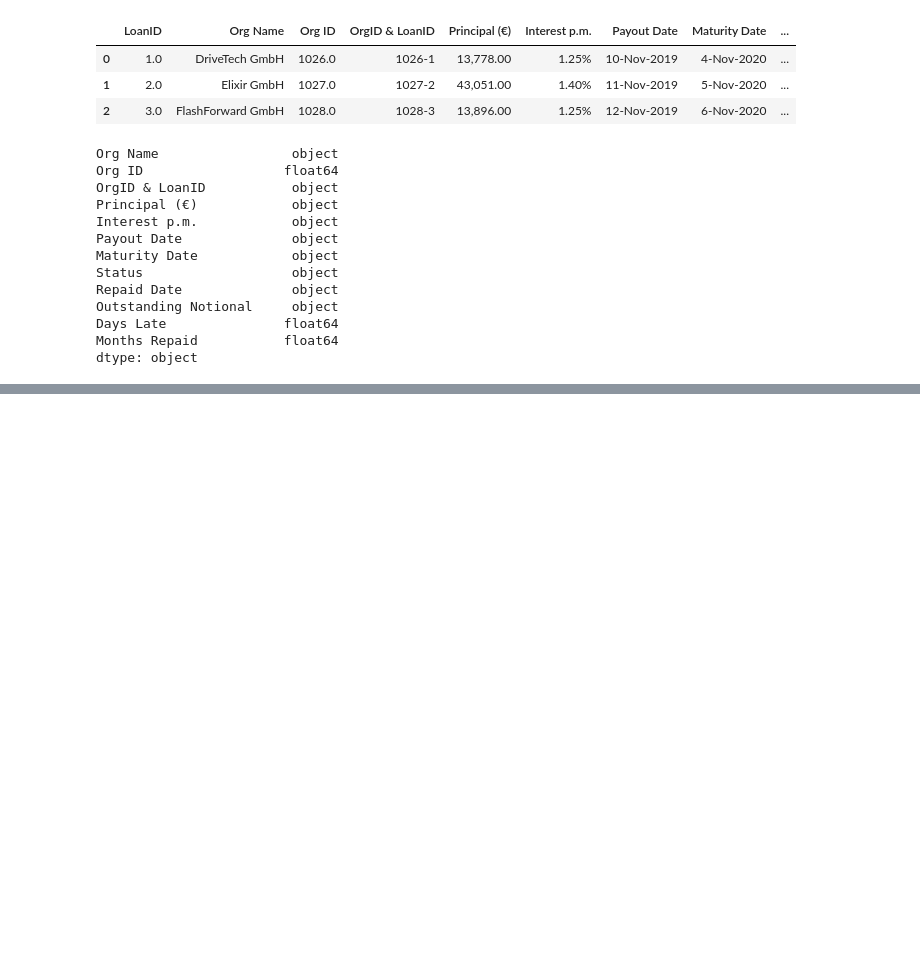
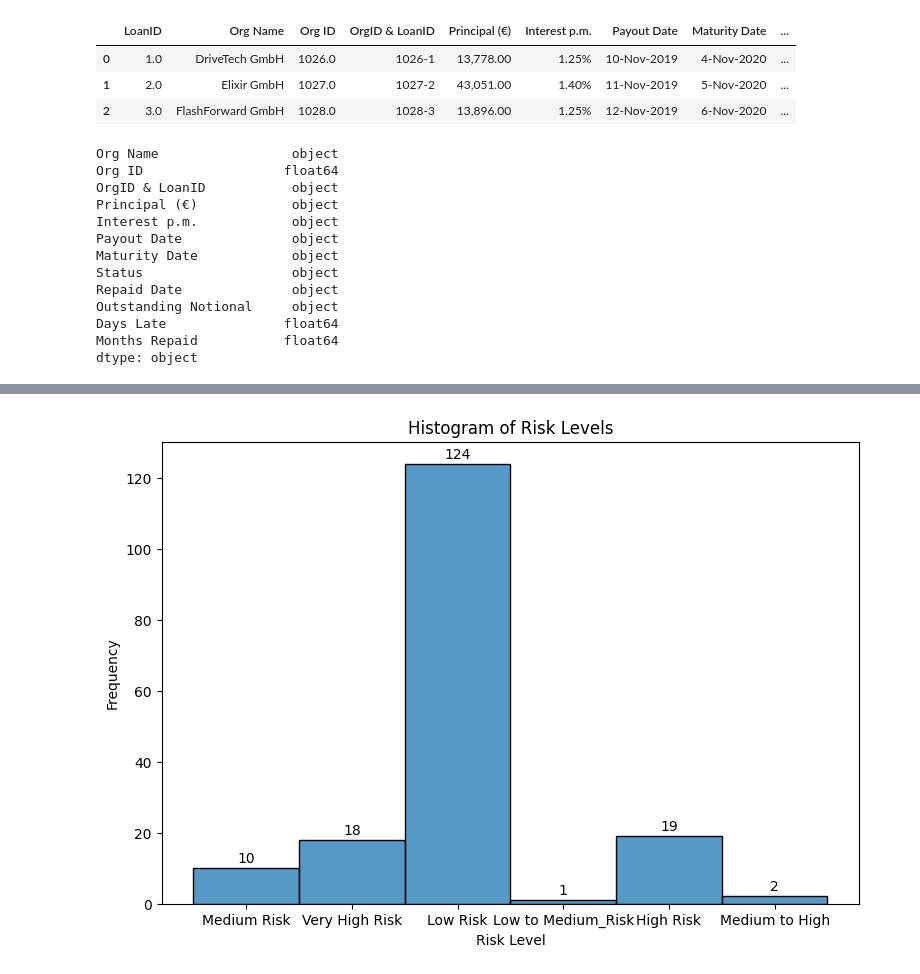
Before and after one commit to mercedesf17/Customer-Repayments-Behaviours-Analysis, a Jupyter notebook: analysis.ipynb, the cells around one changed output, grey strips where cells are left out. Drawn from its saved outputs; the diff is of its cells as text; code cells hidden in the pictures; blank space fills up the shorter version.

```diff
--- a/analysis.ipynb
+++ b/analysis.ipynb
@@ -34,0 +166,16 @@ loans_df['Outstanding Notional'] = loans_df['Outstanding Notional'].str.replace(
+# %%
+# Creating a function that re-creates the idea of my risk matrix as shown above
+
+def risk_categorization(average_late_days,percentage_late_loans):
+    if average_late_days < 5 and percentage_late_loans < 0.1:
+        return "Low Risk"
+    elif average_late_days < 4 and percentage_late_loans > 0.11 and percentage_late_loans < 0.3:
+        return "Low to Medium_Risk"
+    elif average_late_days < 4 and percentage_late_loans > 0.31 or average_late_days >3 and average_late_days < 5 and percentage_late_loans > 0.10  and percentage_late_loans < 0.3 or average_late_days >5 and average_late_days < 15 and percentage_late_loans <0.3:
+        return 'Medium Risk'
+    elif average_late_days > 3 and average_late_days <= 15 and percentage_late_loans > 0.3 and percentage_late_loans < 0.5 or average_late_days >= 15 and percentage_late_loans < 0.3:
+        return 'Medium to High'
+    elif average_late_days > 3 and average_late_days < 15 and percentage_late_loans > 0.5 or average_late_days >= 15 and percentage_late_loans > 0.3 and percentage_late_loans < 0.5:
+        return 'High Risk'
+    else:
+        return 'Very High Risk'
@@ -34,0 +186,6 @@ loans_df['Outstanding Notional'] = loans_df['Outstanding Notional'].str.replace(
+# %%
+# Once I saw it is working, I update the dataframe with an extra column that states the riskiness of each organizations based on the
+# conditions that I stated before
+
+df_percentage_late_loans["risk_level"] = df_percentage_late_loans.apply(lambda row: risk_categorization(row["average_late_days"], row["percentage of late loans"]), axis=1)
+df_percentage_late_loans
@@ -34,0 +206,23 @@ loans_df['Outstanding Notional'] = loans_df['Outstanding Notional'].str.replace(
+# %%
+# Plotting now the spread of riskiness level
+
+import seaborn as sns
+import matplotlib.pyplot as plt
+
+# Plot the histogram with adjusted bar width
+plt.figure(figsize=(9, 6))  # Adjust the width as needed
+ax = sns.histplot(data=df_percentage_late_loans, x='risk_level', discrete=True)
+
+# Add text labels for count on top of each bar
+for rect in ax.patches:
+    height = rect.get_height()
+    ax.annotate(f'{int(height)}', xy=(rect.get_x() + rect.get_width() / 2, height), xytext=(0, 2),
+                textcoords='offset points', ha='center', va='bottom')
+
+plt.xlabel('Risk Level')
+plt.ylabel('Frequency')
+plt.title('Histogram of Risk Levels')
+
+plt.show()
+# %% [output]
+[figure, added]
```
Also changed, not shown: parts of 21 cells of this notebook.
